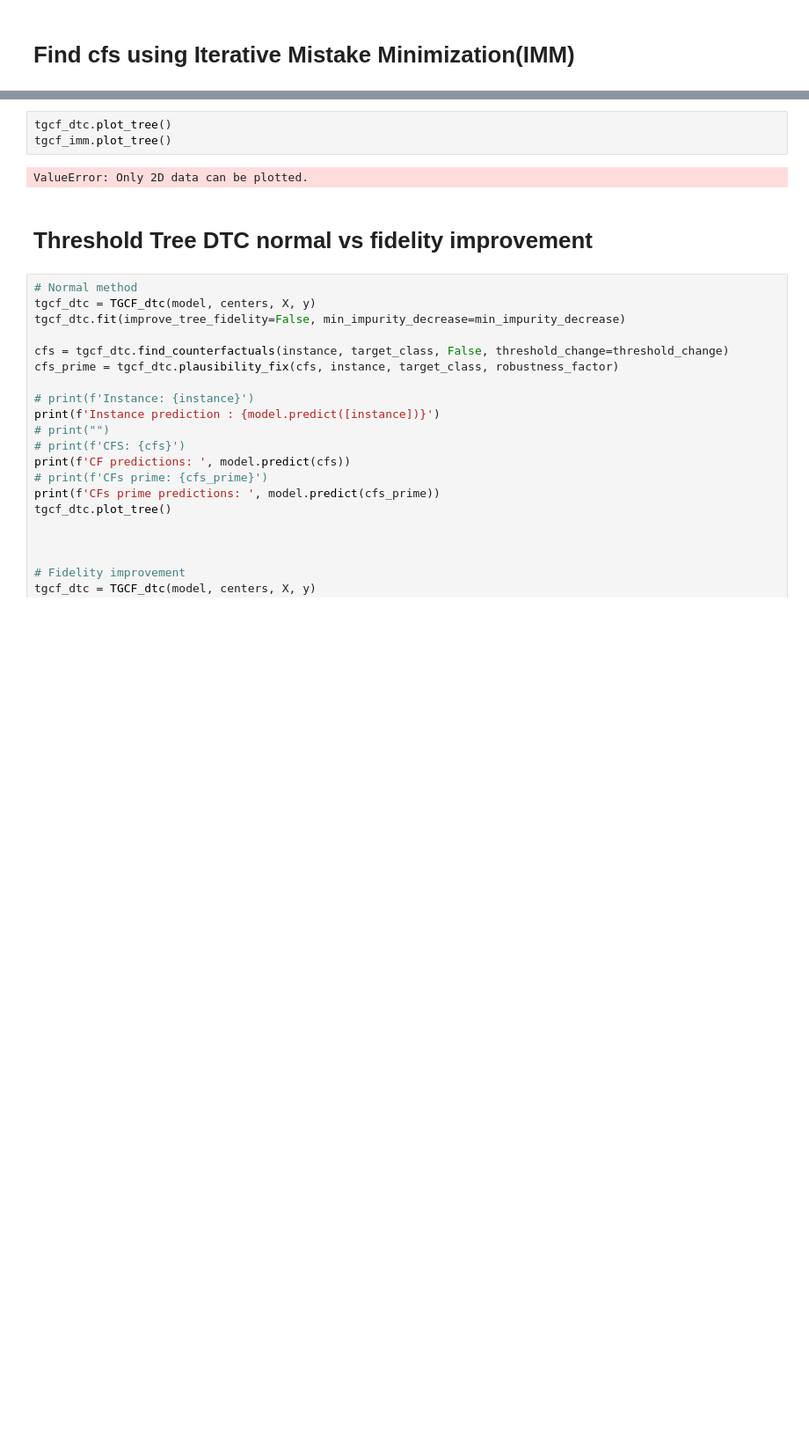
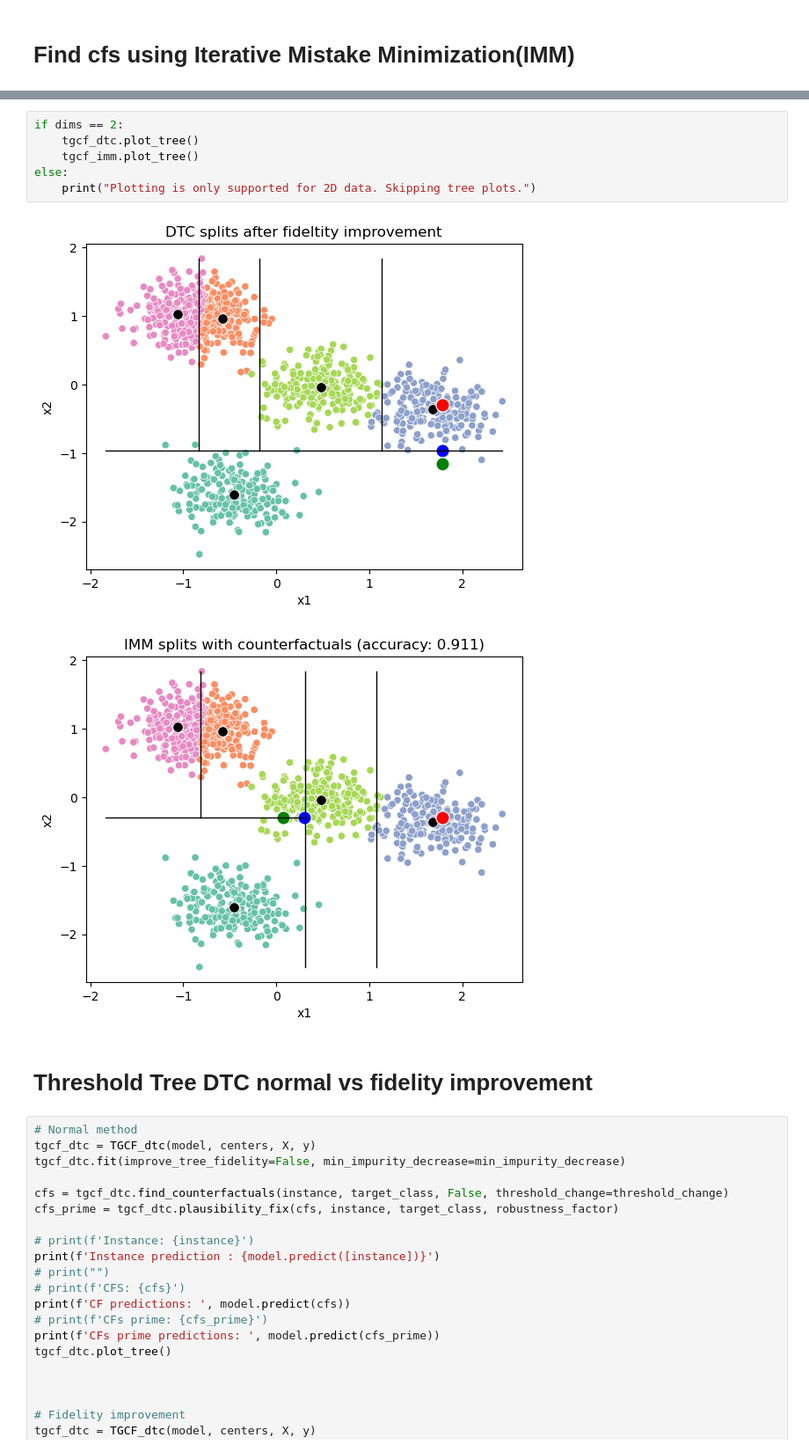
Before and after one commit to jepp3183/Thesis2025, a Jupyter notebook: code/threshold_tree_testing.ipynb, the cells around one changed output, grey strips where cells are left out. Shown at 88% size. Saved outputs shown, nothing was run; the diff lists cells and outputs as text; blank space fills up the shorter version.

```diff
--- a/code/threshold_tree_testing.ipynb
+++ b/code/threshold_tree_testing.ipynb
@@ -178,8 +162,12 @@ Counterfactual prime class:  [2]
-# %%
-tgcf_dtc.plot_tree()
-tgcf_imm.plot_tree()
-# %% [output]
-ValueError: Only 2D data can be plotted.
+# %%
+if dims == 2:
+    tgcf_dtc.plot_tree()
+    tgcf_imm.plot_tree()
+else:
+    print("Plotting is only supported for 2D data. Skipping tree plots.")
+# %% [output]
+[figure, added]
+[figure, added]
 # %% [markdown]
 # Threshold Tree DTC normal vs fidelity improvement
 # %%
```
Also changed, not shown: parts of 6 cells of this notebook, 2 other files.
